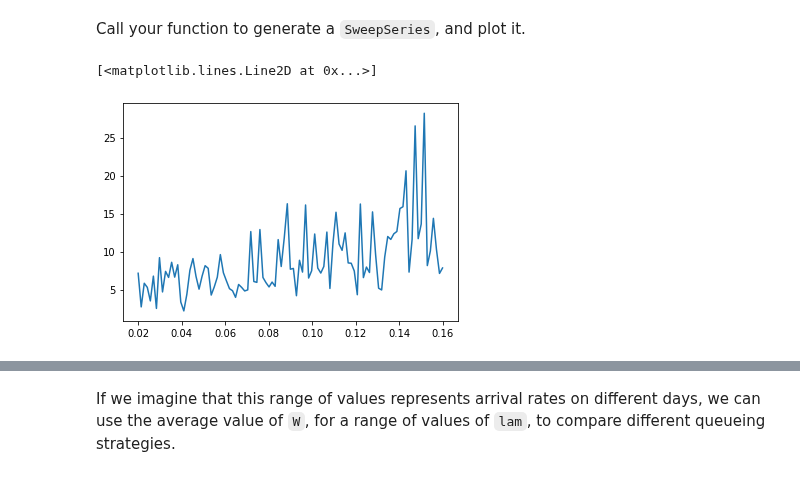
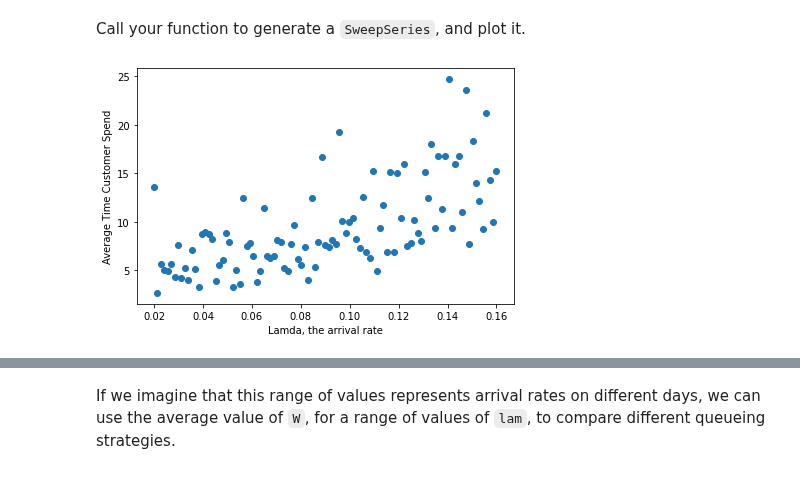
Before and after one commit to ferrysany/ModSimPy, a Jupyter notebook: examples/queue.ipynb, the cells around one changed output, grey strips where cells are left out. Saved outputs shown, nothing was run; the diff lists cells and outputs as text; code cells hidden in the pictures.

```diff
--- a/examples/queue.ipynb
+++ b/examples/queue.ipynb
@@ -191,7 +191,8 @@ def sweep_lam(lam_array, mu, update_func):
 Call your function to generate a `SweepSeries`, and plot it.
 # %%
 sweep1 = sweep_lam(lam_array, mu, update_func)
-plt.plot(sweep1)
+plt.scatter(sweep1.index, sweep1)
+decorate(xlabel='Lamda, the arrival rate',
+         ylabel='Average Time Customer Spend')
 # %% [output]
-[<matplotlib.lines.Line2D at 0x...>]
-[figure, old version]
+[figure, new version]
```
Also changed, not shown: parts of 8 cells of this notebook.
